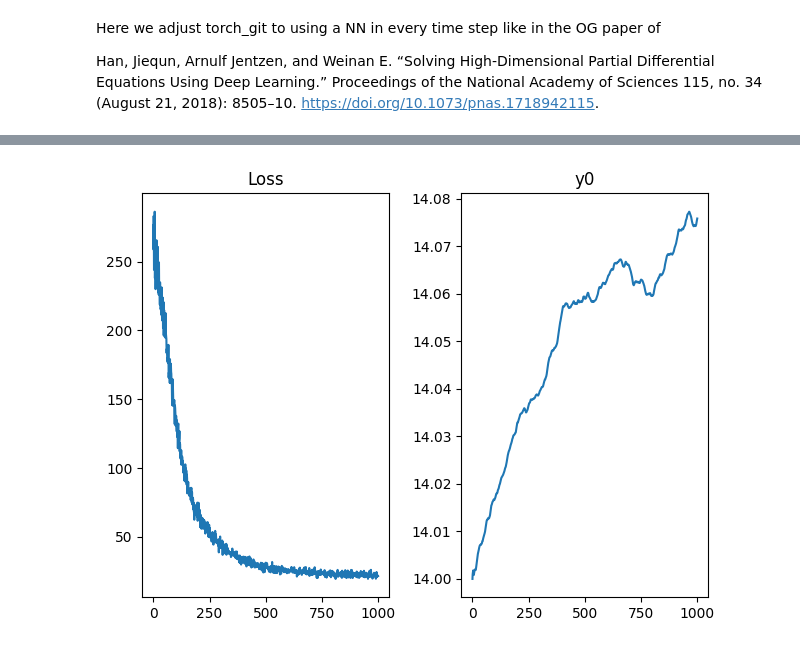
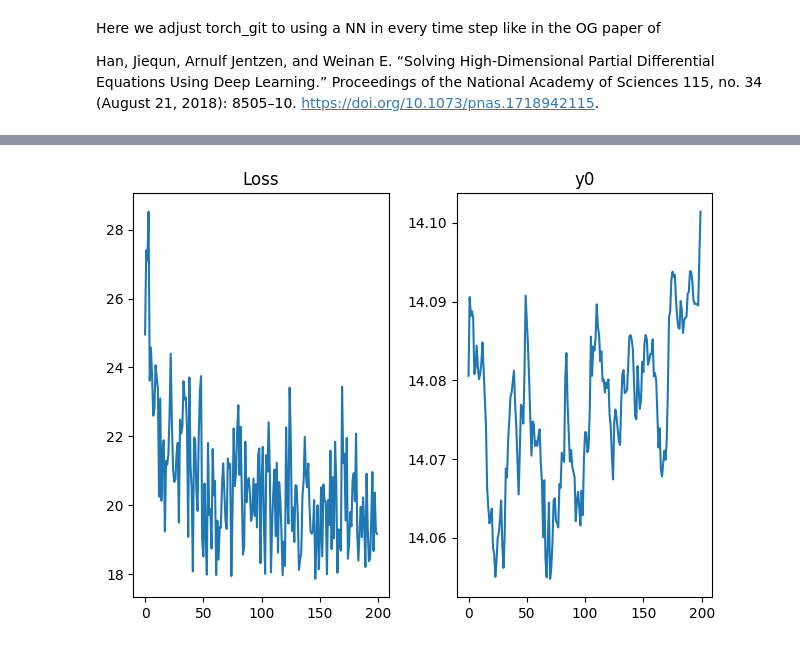
Before and after one commit to ISIPINK/Assignment_Financial_Mathematics_2024, a Jupyter notebook: deep BSDE tests/exp_torch_git.ipynb, the cells around one changed output, grey strips where cells are left out. Saved outputs shown, nothing was run; the diff lists cells and outputs as text; code cells hidden in the pictures.

```diff
--- a/deep BSDE tests/exp_torch_git.ipynb
+++ b/deep BSDE tests/exp_torch_git.ipynb
@@ -7,6 +7,7 @@ import torch
 import torch.nn as nn
 import torch.nn.functional as F
 import numpy as np
+from parameterfree import COCOB
 
 device = torch.device("cuda:0" if torch.cuda.is_available() else "cpu")
 
@@ -66,7 +67,8 @@ class BSDEsolver2():
 
     def train(self, batch_size, itr, log):
         criterion = torch.nn.MSELoss().to(device)
-        optimizer = torch.optim.Adam(self.model.parameters())
+        # optimizer = torch.optim.Adam(self.model.parameters())
+        optimizer = COCOB(self.model.parameters())
         loss_data, y0_data = [], []
 
         for i in range(itr):
@@ -86,7 +88,7 @@ mu = 0.07
 sig = 0.3
 r = 0.02
 K = 110
-dim_x, dim_y, dim_d, dim_h, N, itr, batch_size = 1, 1, 1, 7, 20, 500, 1000
+dim_x, dim_y, dim_d, dim_h, N, itr, batch_size = 1, 1, 1, 7, 40, 500, 1000
 guess_y_0 = [14,14]
 
 x_0, T = 100*torch.ones(dim_x), 1
@@ -117,7 +119,7 @@ bsde_solver = BSDEsolver2(equation, dim_h,N)
 # %%
 
 import matplotlib.pyplot as plt
-itr = 1000
+itr = 200
 # torch.manual_seed(44)
 loss, y0=bsde_solver.train(batch_size, itr, log=True)
 
@@ -154 +156 @@ loss:   20.95 y0:   14.08 done: 95.00% Iteration: 950
-[figure, old version]
+[figure, new version]
```
Also changed, not shown: parts of 1 cell of this notebook, 14 other files.
